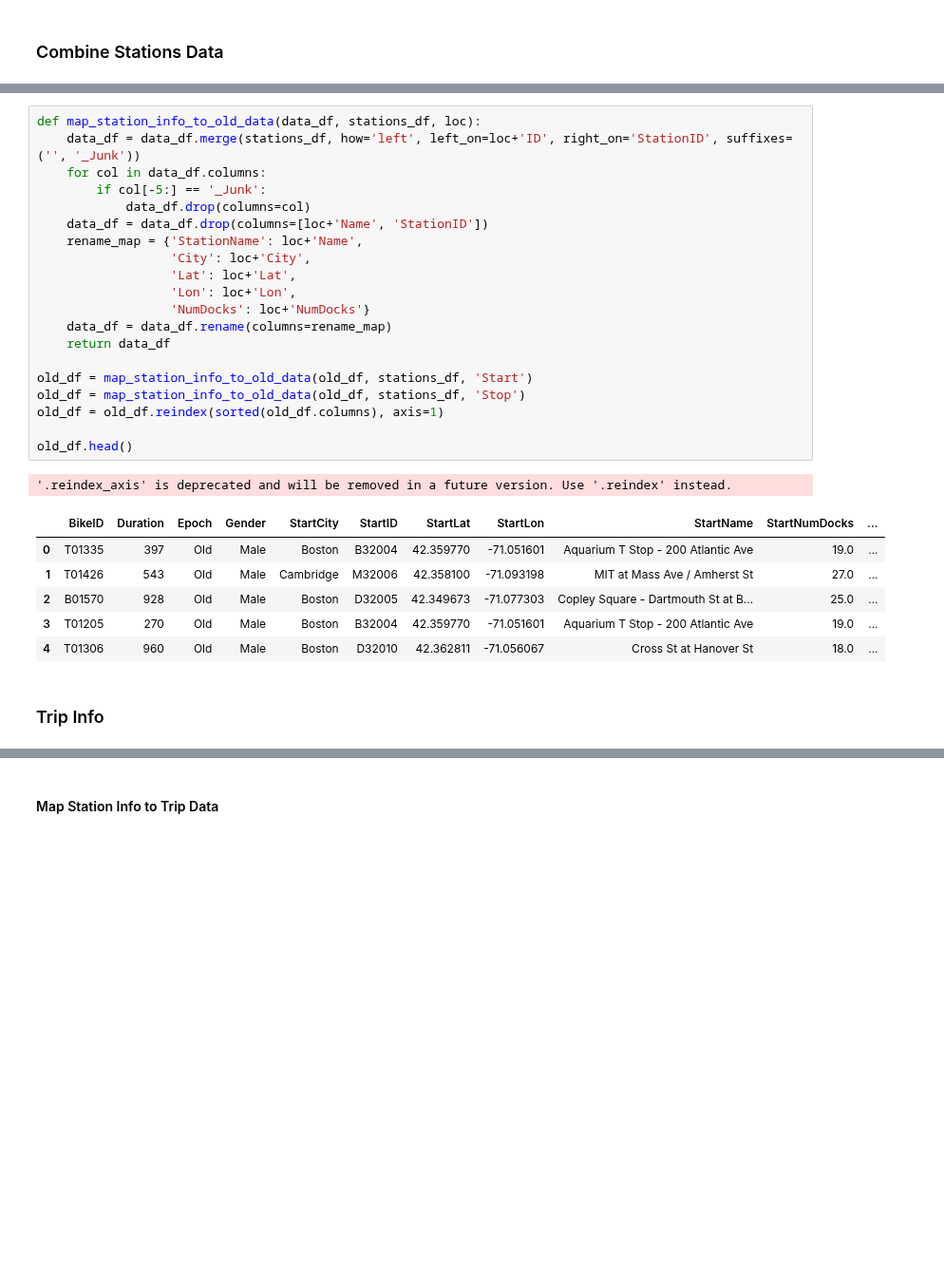
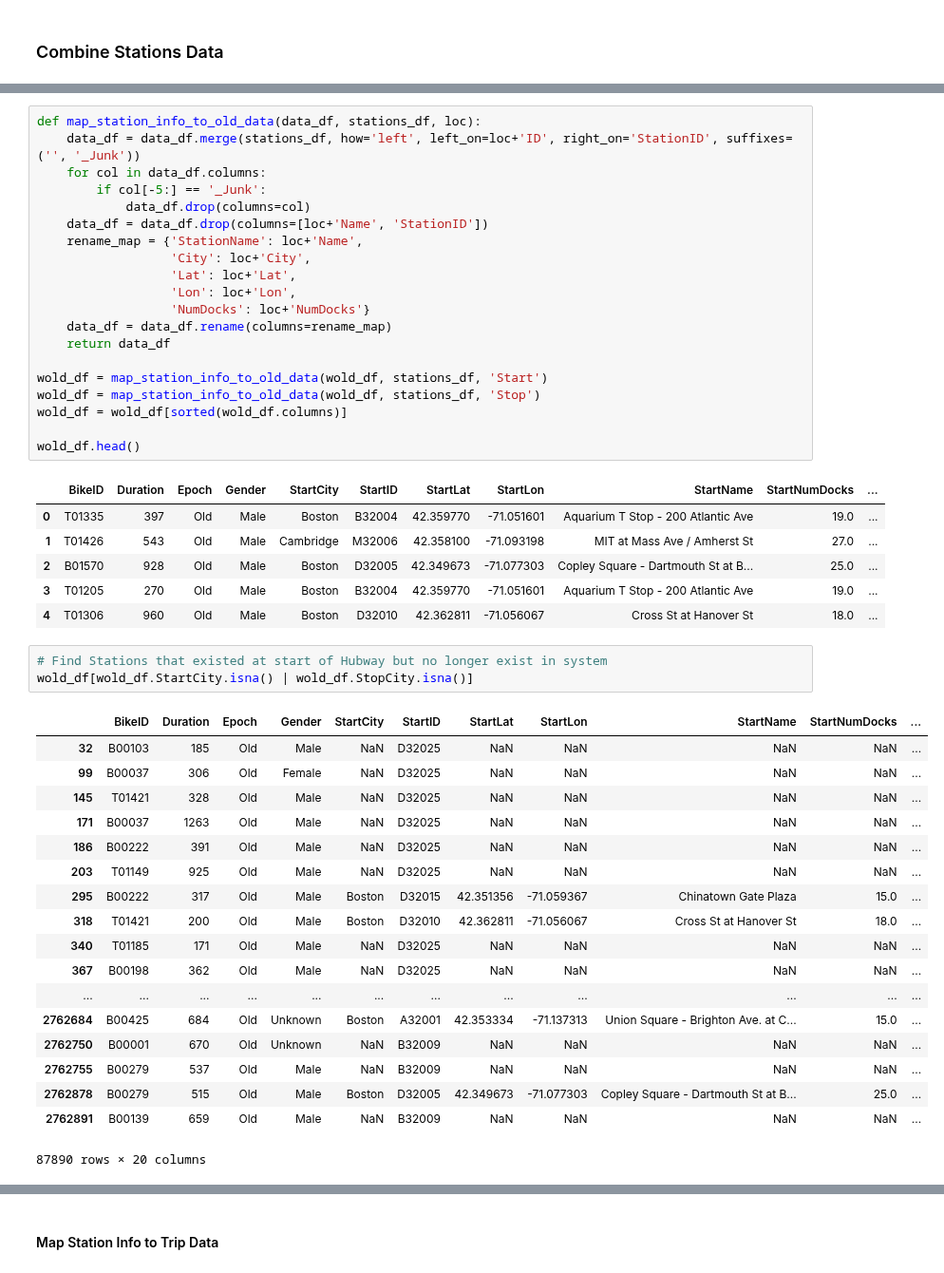
Before and after one commit to cneiderer/Class_Projects, a Jupyter notebook: Project5/StationMapping.ipynb, the cells around one changed output, grey strips where cells are left out. Shown at 95% size. Drawn from its saved outputs; the diff is of its cells as text; blank space fills up the shorter version.

```diff
--- a/Project5/StationMapping.ipynb
+++ b/Project5/StationMapping.ipynb
@@ -200,18 +167,37 @@ def map_station_info_to_old_data(data_df, stations_df, loc):
     data_df = data_df.rename(columns=rename_map)
     return data_df
 
-old_df = map_station_info_to_old_data(old_df, stations_df, 'Start')
-old_df = map_station_info_to_old_data(old_df, stations_df, 'Stop')
-old_df = old_df.reindex(sorted(old_df.columns), axis=1)
+wold_df = map_station_info_to_old_data(wold_df, stations_df, 'Start')
+wold_df = map_station_info_to_old_data(wold_df, stations_df, 'Stop')
+wold_df = wold_df[sorted(wold_df.columns)]
 
-old_df.head()
+wold_df.head()
 # %% [output]
-'.reindex_axis' is deprecated and will be removed in a future version. Use '.reindex' instead.
 |  | BikeID | Duration | Epoch | Gender | StartCity | StartID | StartLat | StartLon | StartName | StartNumDocks | ... |
 | 0 | T01335 | 397 | Old | Male | Boston | B32004 | 42.359770 | -71.051601 | Aquarium T Stop - 200 Atlantic Ave | 19.0 | ... |
 | 1 | T01426 | 543 | Old | Male | Cambridge | M32006 | 42.358100 | -71.093198 | MIT at Mass Ave / Amherst St | 27.0 | ... |
 | 2 | B01570 | 928 | Old | Male | Boston | D32005 | 42.349673 | -71.077303 | Copley Square - Dartmouth St at B... | 25.0 | ... |
 | 3 | T01205 | 270 | Old | Male | Boston | B32004 | 42.359770 | -71.051601 | Aquarium T Stop - 200 Atlantic Ave | 19.0 | ... |
 | 4 | T01306 | 960 | Old | Male | Boston | D32010 | 42.362811 | -71.056067 | Cross St at Hanover St | 18.0 | ... |
-# %% [markdown]
-### Trip Info
+# %%
+# Find Stations that existed at start of Hubway but no longer exist in system
+wold_df[wold_df.StartCity.isna() | wold_df.StopCity.isna()]
+# %% [output]
+|  | BikeID | Duration | Epoch | Gender | StartCity | StartID | StartLat | StartLon | StartName | StartNumDocks | ... |
+| 32 | B00103 | 185 | Old | Male | NaN | D32025 | NaN | NaN | NaN | NaN | ... |
+| 99 | B00037 | 306 | Old | Female | NaN | D32025 | NaN | NaN | NaN | NaN | ... |
+| 145 | T01421 | 328 | Old | Male | NaN | D32025 | NaN | NaN | NaN | NaN | ... |
+| 171 | B00037 | 1263 | Old | Male | NaN | D32025 | NaN | NaN | NaN | NaN | ... |
+| 186 | B00222 | 391 | Old | Male | NaN | D32025 | NaN | NaN | NaN | NaN | ... |
+| 203 | T01149 | 925 | Old | Male | NaN | D32025 | NaN | NaN | NaN | NaN | ... |
+| 295 | B00222 | 317 | Old | Male | Boston | D32015 | 42.351356 | -71.059367 | Chinatown Gate Plaza | 15.0 | ... |
+| 318 | T01421 | 200 | Old | Male | Boston | D32010 | 42.362811 | -71.056067 | Cross St at Hanover St | 18.0 | ... |
+| 340 | T01185 | 171 | Old | Male | NaN | D32025 | NaN | NaN | NaN | NaN | ... |
+| 367 | B00198 | 362 | Old | Male | NaN | D32025 | NaN | NaN | NaN | NaN | ... |
+| ... | ... | ... | ... | ... | ... | ... | ... | ... | ... | ... | ... |
+| 2762684 | B00425 | 684 | Old | Unknown | Boston | A32001 | 42.353334 | -71.137313 | Union Square - Brighton Ave. at C... | 15.0 | ... |
+| 2762750 | B00001 | 670 | Old | Unknown | NaN | B32009 | NaN | NaN | NaN | NaN | ... |
+| 2762755 | B00279 | 537 | Old | Male | NaN | B32009 | NaN | NaN | NaN | NaN | ... |
+| 2762878 | B00279 | 515 | Old | Male | Boston | D32005 | 42.349673 | -71.077303 | Copley Square - Dartmouth St at B... | 25.0 | ... |
+| 2762891 | B00139 | 659 | Old | Male | NaN | B32009 | NaN | NaN | NaN | NaN | ... |
+87890 rows × 20 columns
```
Also changed, not shown: parts of 38 cells of this notebook.
